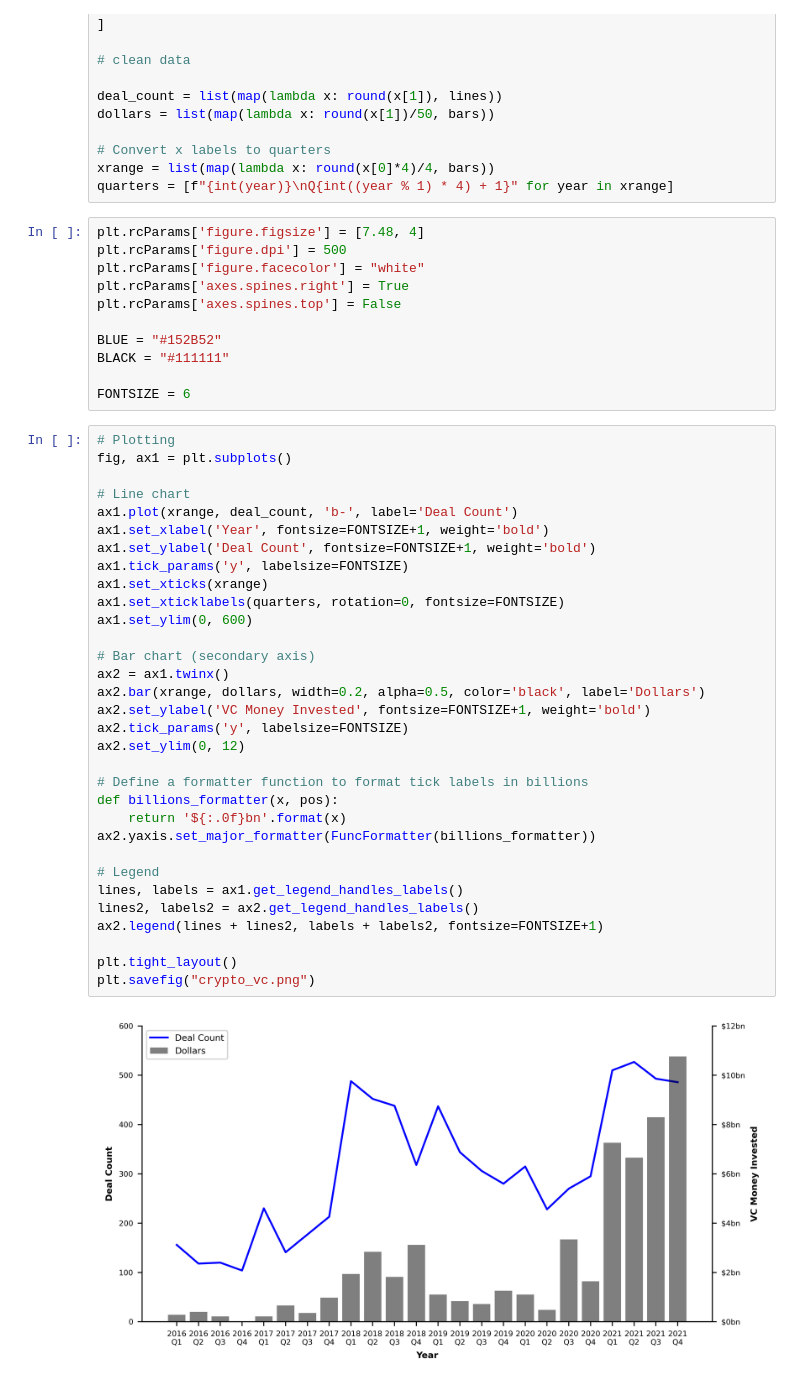
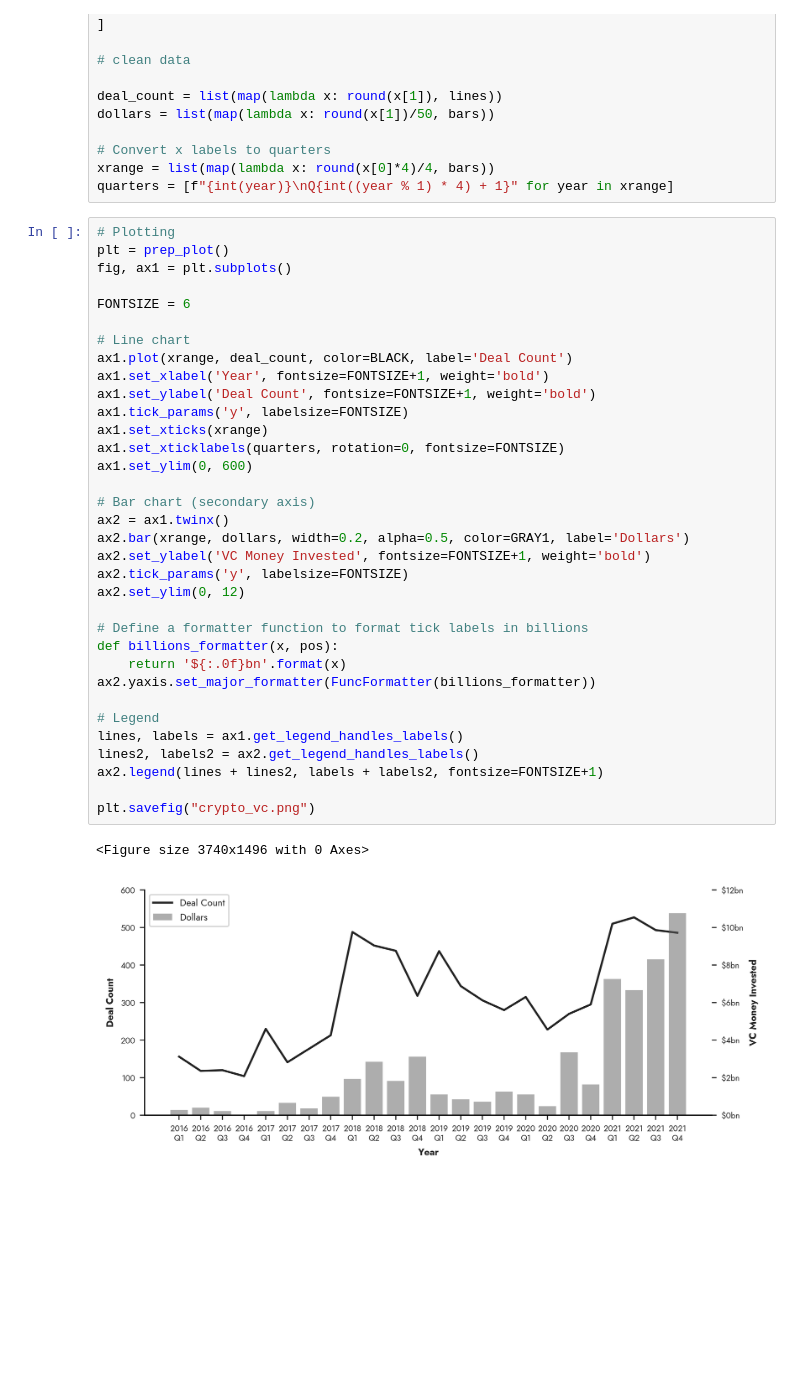
Before and after one commit to pluralitybook/plurality, a Jupyter notebook: figs/data/crypto_vc_deals/crypto_vc_deals.ipynb, the cells around one changed output. Drawn from its saved outputs; the diff is of its cells as text; blank space fills up the shorter version.

Commit message:
chore: apply new styling to all figures

```diff
--- a/figs/data/crypto_vc_deals/crypto_vc_deals.ipynb
+++ b/figs/data/crypto_vc_deals/crypto_vc_deals.ipynb
@@ -68,48 +72,40 @@ dollars = list(map(lambda x: round(x[1])/50, bars))
 # Convert x labels to quarters
 xrange = list(map(lambda x: round(x[0]*4)/4, bars))
 quarters = [f"{int(year)}\nQ{int((year % 1) * 4) + 1}" for year in xrange]
-# %%
-plt.rcParams['figure.figsize'] = [7.48, 4]
-plt.rcParams['figure.dpi'] = 500
-plt.rcParams['figure.facecolor'] = "white"
-plt.rcParams['axes.spines.right'] = True
-plt.rcParams['axes.spines.top'] = False
-
-BLUE = "#152B52"
-BLACK = "#111111"
-
-FONTSIZE = 6
 # %%
 # Plotting
+plt = prep_plot()
 fig, ax1 = plt.subplots()
 
+FONTSIZE = 6
+
 # Line chart
-ax1.plot(xrange, deal_count, 'b-', label='Deal Count')
+ax1.plot(xrange, deal_count, color=BLACK, label='Deal Count')
 ax1.set_xlabel('Year', fontsize=FONTSIZE+1, weight='bold')
 ax1.set_ylabel('Deal Count', fontsize=FONTSIZE+1, weight='bold')
 ax1.tick_params('y', labelsize=FONTSIZE)
 ax1.set_xticks(xrange)
 ax1.set_xticklabels(quarters, rotation=0, fontsize=FONTSIZE)
 ax1.set_ylim(0, 600)
 
 # Bar chart (secondary axis)
 ax2 = ax1.twinx()
-ax2.bar(xrange, dollars, width=0.2, alpha=0.5, color='black', label='Dollars')
+ax2.bar(xrange, dollars, width=0.2, alpha=0.5, color=GRAY1, label='Dollars')
 ax2.set_ylabel('VC Money Invested', fontsize=FONTSIZE+1, weight='bold')
 ax2.tick_params('y', labelsize=FONTSIZE)
 ax2.set_ylim(0, 12)
 
 # Define a formatter function to format tick labels in billions
 def billions_formatter(x, pos):
     return '${:.0f}bn'.format(x)
 ax2.yaxis.set_major_formatter(FuncFormatter(billions_formatter))
 
 # Legend
 lines, labels = ax1.get_legend_handles_labels()
 lines2, labels2 = ax2.get_legend_handles_labels()
 ax2.legend(lines + lines2, labels + labels2, fontsize=FONTSIZE+1)
 
-plt.tight_layout()
 plt.savefig("crypto_vc.png")
 # %% [output]
+<Figure size 3740x1496 with 0 Axes>
-[figure, old version]
+[figure, new version]
```
Also changed, not shown: parts of 1 cell of this notebook, 8 other files.
